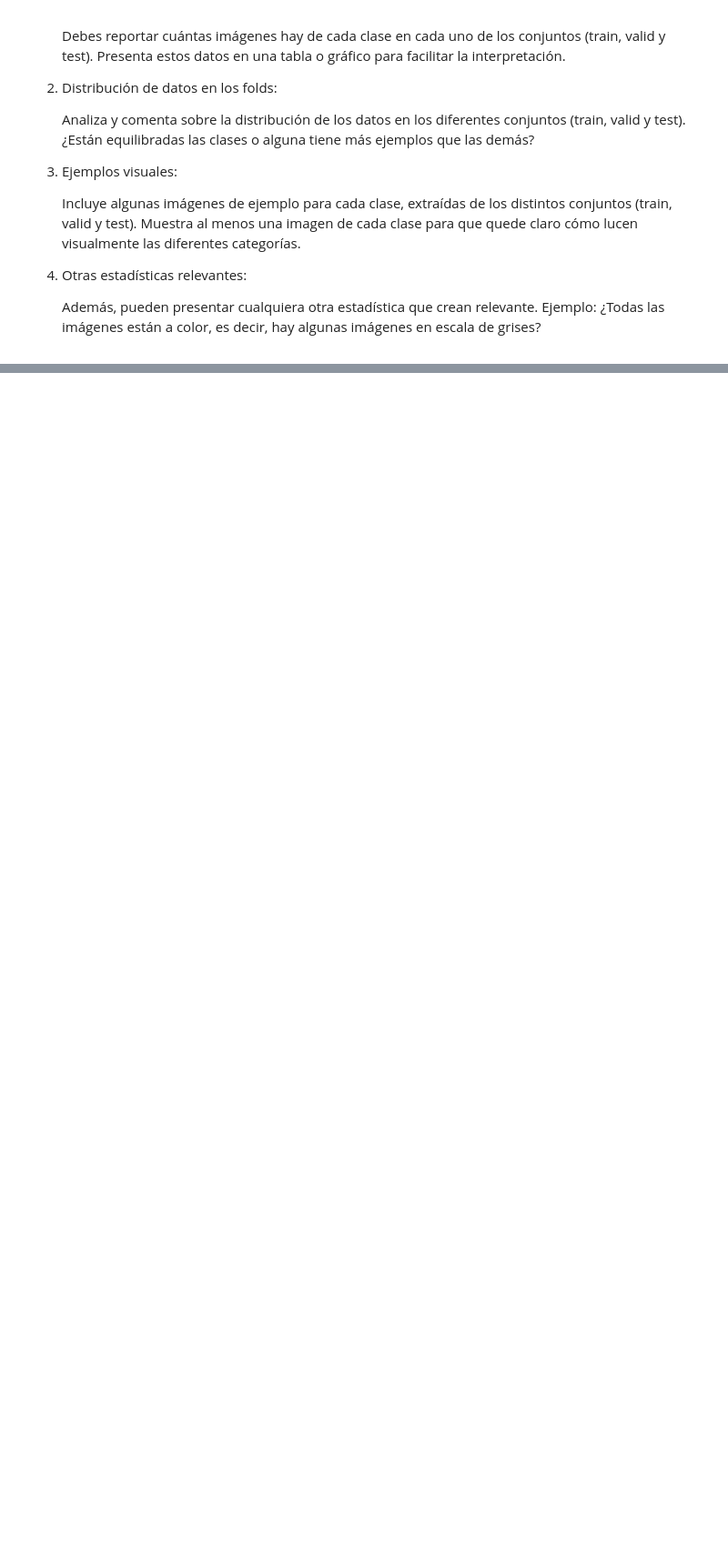
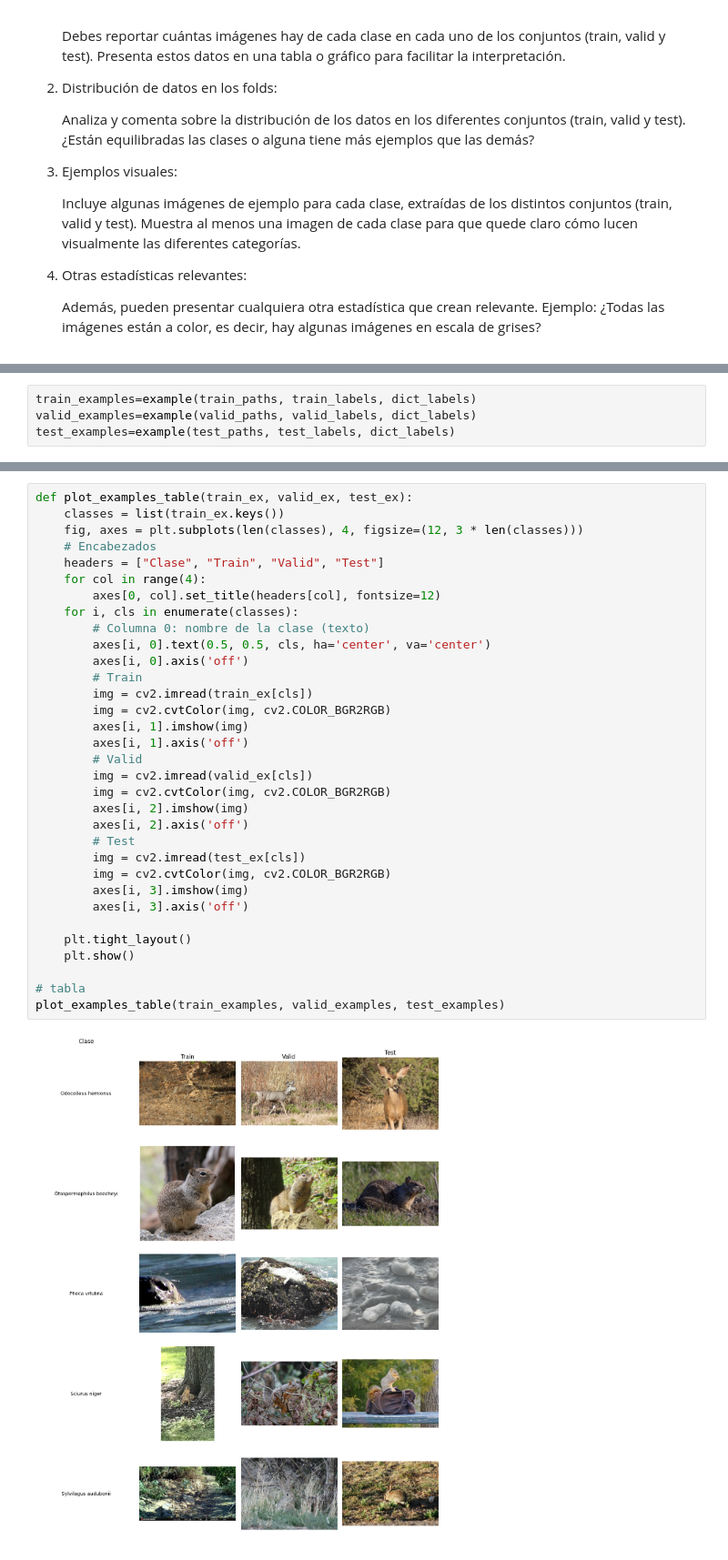
Before and after one commit to JuanFe202122431/Miniproyecto3, a Jupyter notebook: Entrega 1.ipynb, the cells around one changed output, grey strips where cells are left out. Shown at 91% size. Saved outputs shown, nothing was run; the diff lists cells and outputs as text; blank space fills up the shorter version.

```diff
--- a/Entrega 1.ipynb
+++ b/Entrega 1.ipynb
@@ -169,0 +342,4 @@ raise NotImplementedError()
+# %%
+train_examples=example(train_paths, train_labels, dict_labels)
+valid_examples=example(valid_paths, valid_labels, dict_labels)
+test_examples=example(test_paths, test_labels, dict_labels)
@@ -169,0 +348,35 @@ raise NotImplementedError()
+# %%
+def plot_examples_table(train_ex, valid_ex, test_ex):
+    classes = list(train_ex.keys())
+    fig, axes = plt.subplots(len(classes), 4, figsize=(12, 3 * len(classes)))
+    # Encabezados
+    headers = ["Clase", "Train", "Valid", "Test"]
+    for col in range(4):
+        axes[0, col].set_title(headers[col], fontsize=12)
+    for i, cls in enumerate(classes):
+        # Columna 0: nombre de la clase (texto)
+        axes[i, 0].text(0.5, 0.5, cls, ha='center', va='center')
+        axes[i, 0].axis('off')
+        # Train
+        img = cv2.imread(train_ex[cls])
+        img = cv2.cvtColor(img, cv2.COLOR_BGR2RGB)
+        axes[i, 1].imshow(img)
+        axes[i, 1].axis('off')
+        # Valid
+        img = cv2.imread(valid_ex[cls])
+        img = cv2.cvtColor(img, cv2.COLOR_BGR2RGB)
+        axes[i, 2].imshow(img)
+        axes[i, 2].axis('off')
+        # Test
+        img = cv2.imread(test_ex[cls])
+        img = cv2.cvtColor(img, cv2.COLOR_BGR2RGB)
+        axes[i, 3].imshow(img)
+        axes[i, 3].axis('off')
+
+    plt.tight_layout()
+    plt.show()
+
+# tabla
+plot_examples_table(train_examples, valid_examples, test_examples)
+# %% [output]
+[figure, added]
```
Also changed, not shown: parts of 36 cells of this notebook.
